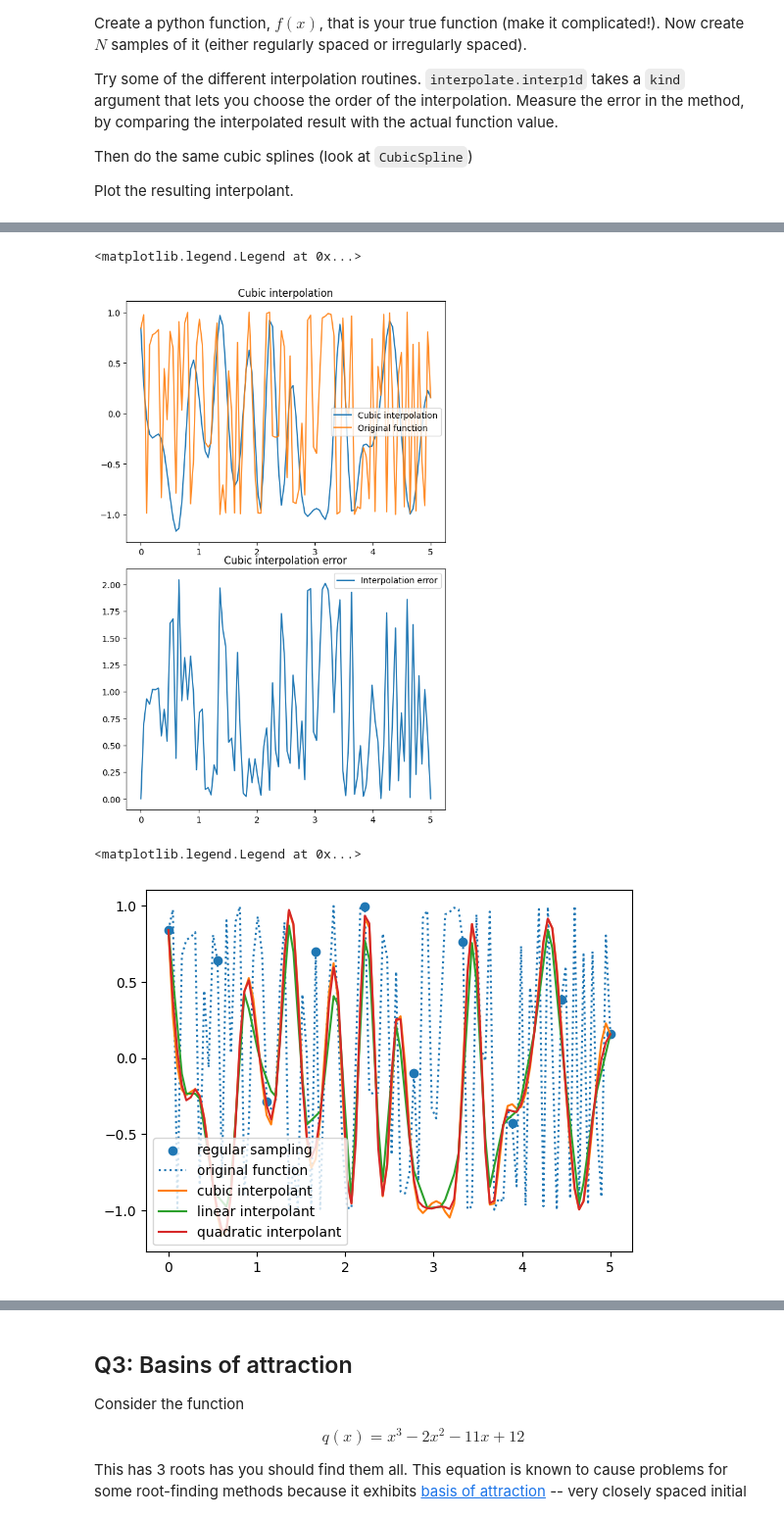
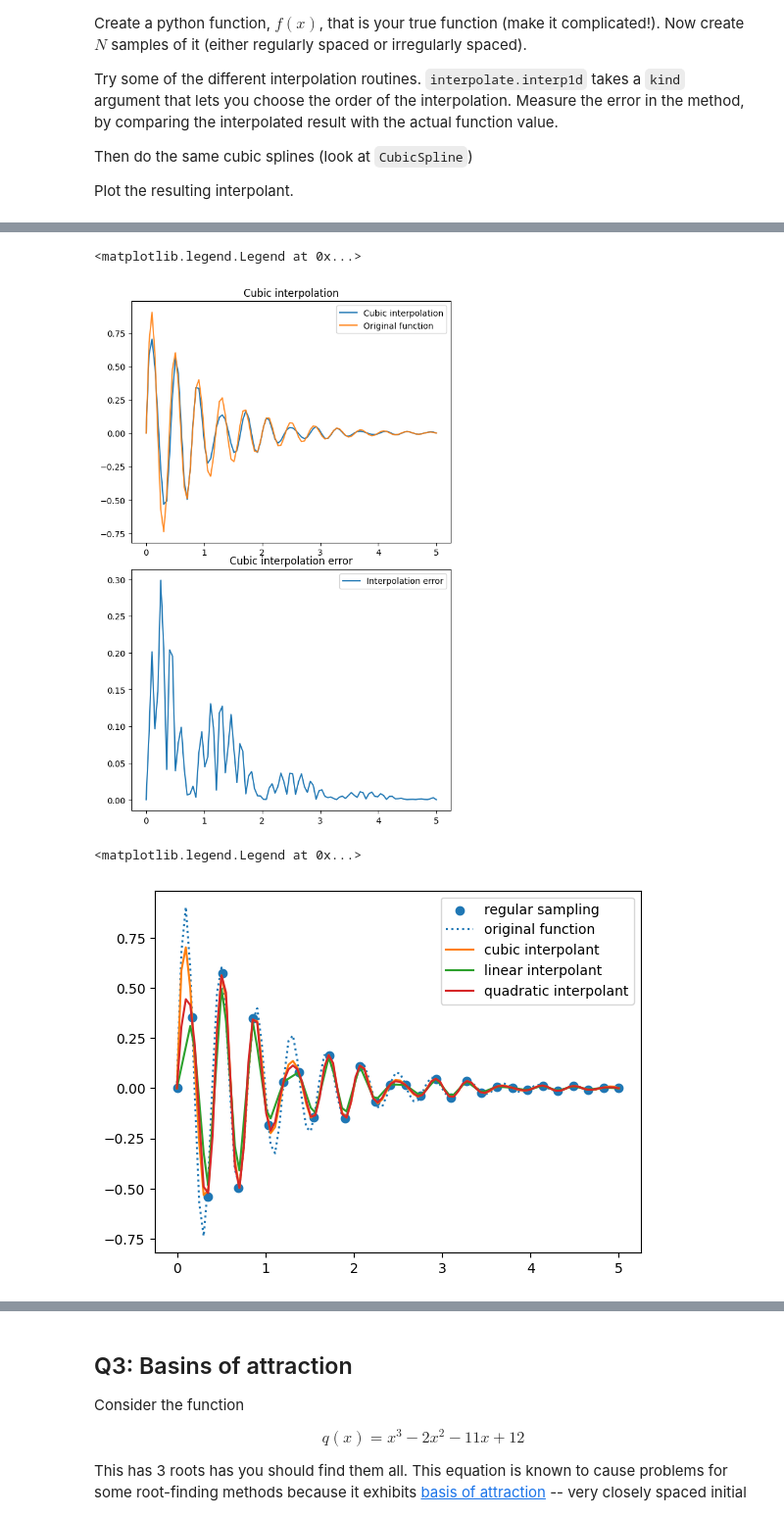
Before and after one commit to MicheleFulghieri/scientificcomputing_bicocca_2025, a Jupyter notebook: lectures/L04_scipy.ipynb, the cells around one changed output, grey strips where cells are left out. Shown at 98% size. Cells and saved outputs as stored; diff of their text form; code cells hidden in the pictures.

```diff
--- a/lectures/L04_scipy.ipynb
+++ b/lectures/L04_scipy.ipynb
@@ -1372,7 +1377,7 @@ import numpy as np
 import matplotlib.pyplot as plt
 # %%
 def f_analytical(x):
-    return np.sin(np.exp(17 * x**(1/3)))
+    return np.sin(5 * np.pi * x) * np.exp(-x)
 # %%
 N = 30   # number of point for the interpolation
 
@@ -1475,22 +1480,22 @@ ax2.set_title("Cubic interpolation error")
 ax2.legend()
 # %% [output]
 <matplotlib.legend.Legend at 0x...>
-[figure, old version]
+[figure, new version]
 # %%
 # Global plot
 
 # graphical comparison
 fig, ax = plt.subplots()
-ax.scatter(x_reg, y_reg, label='regular sampling')
+ax.scatter(x, y, label='regular sampling')
 ax.plot(x_fine, y_fine, ls=":", label="original function")
 ax.plot(x_fine, cub_interp, label="cubic interpolant")
 ax.plot(x_fine, lin_interp, label="linear interpolant")
 ax.plot(x_fine, quad_interp, label="quadratic interpolant")
 
 ax.legend(loc="best")
 # %% [output]
 <matplotlib.legend.Legend at 0x...>
-[figure, old version]
+[figure, new version]
 # %%
 # possible metric of the errors
 
```
Also changed, not shown: parts of 29 cells of this notebook.
